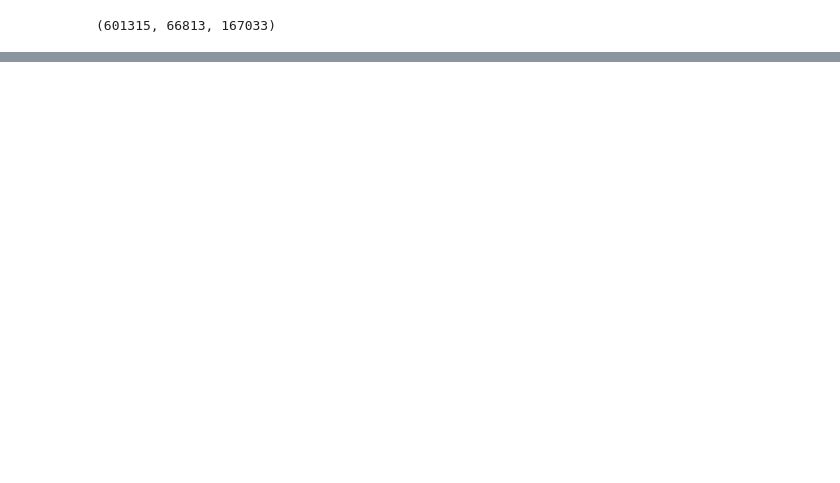
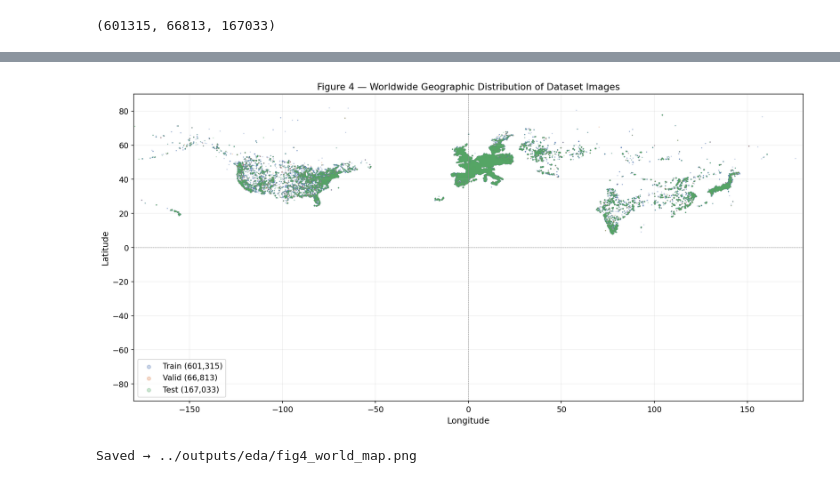
Before and after one commit to fhrzn/geocir, a Jupyter notebook: notebooks/datasplit.ipynb, the cells around one changed output, grey strips where cells are left out. Saved outputs shown, nothing was run; the diff lists cells and outputs as text; code cells hidden in the pictures; blank space fills up the shorter version.

```diff
--- a/notebooks/datasplit.ipynb
+++ b/notebooks/datasplit.ipynb
@@ -60,0 +392,37 @@ test_df.write_csv("/mnt/yokoyamalab-nas/gldv2-full/csv/v2/test.csv")
+# %%
+# ── Figure 4: World map – geographic scatter of all images ─────────────────────
+# Why: the single most visually compelling figure for a geo-landmark paper.
+#      Shows global reach and dense clusters simultaneously.
+
+coords = all_df.select(["latitude", "longitude", "split"]).to_pandas()
+
+fig, ax = plt.subplots(figsize=(14, 7))
+
+for split in SPLIT_ORDER:
+    sub = coords[coords["split"] == split]
+    ax.scatter(
+        sub["longitude"],
+        sub["latitude"],
+        s=0.4,
+        alpha=0.3,
+        color=PALETTE[split],
+        label=f"{split.capitalize()} ({len(sub):,})",
+        rasterized=True,
+    )
+
+ax.set_xlim(-180, 180)
+ax.set_ylim(-90, 90)
+ax.set_xlabel("Longitude")
+ax.set_ylabel("Latitude")
+ax.set_title("Figure 4 — Worldwide Geographic Distribution of Dataset Images")
+ax.axhline(0, color="gray", lw=0.5, ls="--")
+ax.axvline(0, color="gray", lw=0.5, ls="--")
+legend = ax.legend(markerscale=8, loc="lower left", framealpha=0.8)
+ax.grid(alpha=0.2)
+plt.tight_layout()
+plt.savefig(OUT_DIR / "fig4_world_map.png", dpi=300)
+plt.show()
+print(f"Saved → {OUT_DIR / 'fig4_world_map.png'}")
+# %% [output]
+[figure, added]
+Saved → ../outputs/eda/fig4_world_map.png
```
Also changed, not shown: parts of 33 cells of this notebook, 28 other files.
